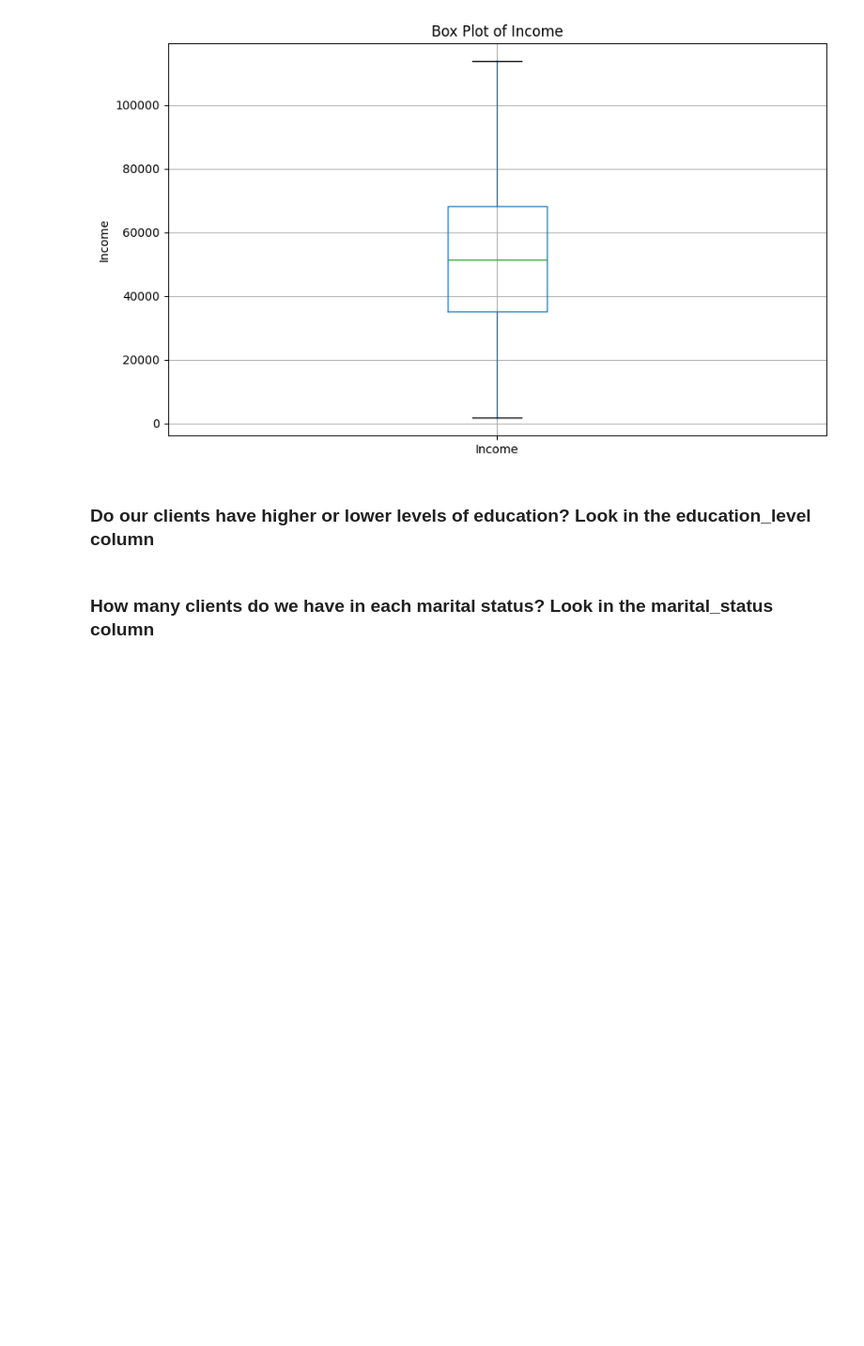
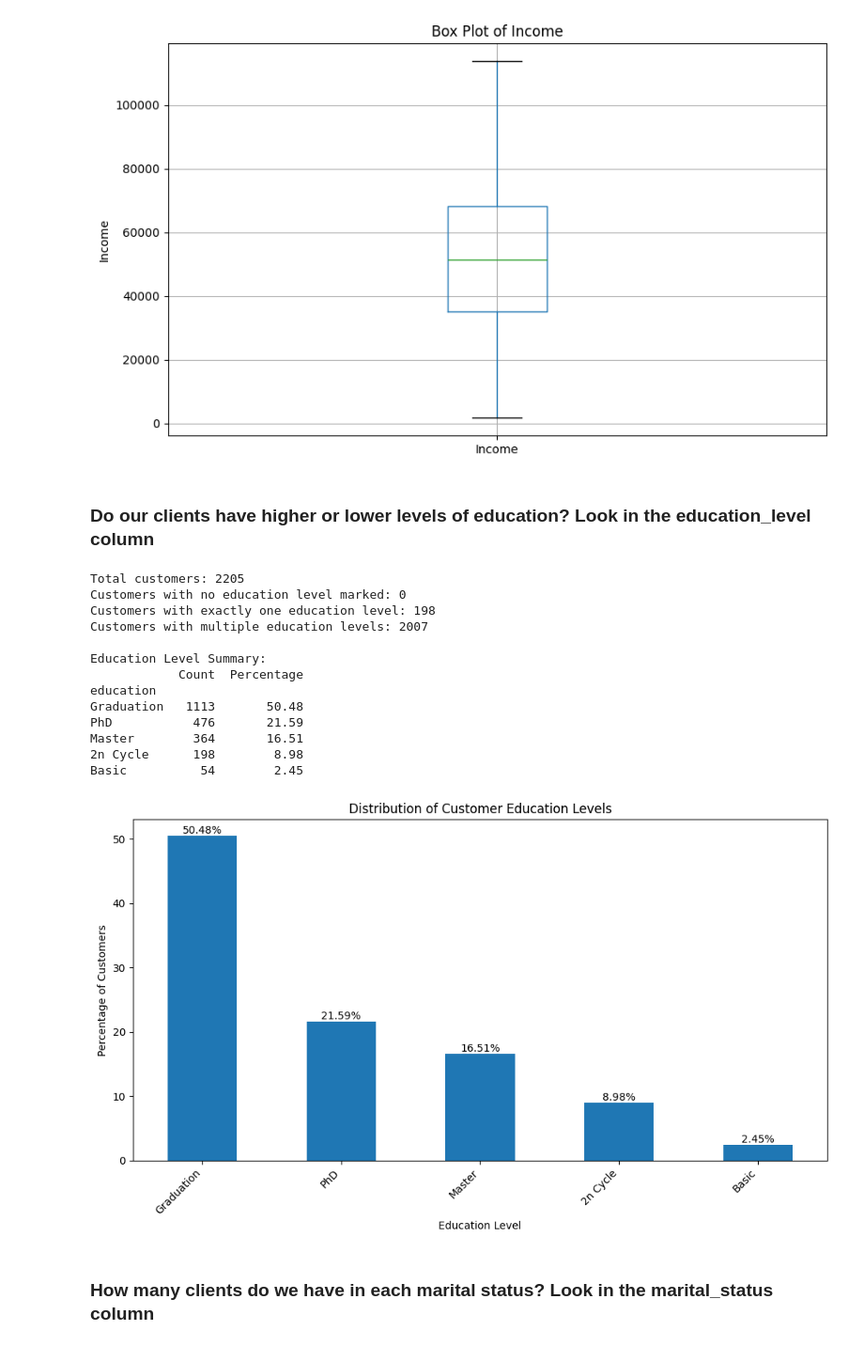
Before and after one commit to racrijoli/statistics, a Jupyter notebook: descriptive statistics module/first_challenge.ipynb, the cells around one changed output. Shown: that part at 94% size. Cells and saved outputs as stored; diff of their text form; code cells hidden in the pictures; blank space fills up the shorter version.

```diff
--- a/descriptive statistics module/first_challenge.ipynb
+++ b/descriptive statistics module/first_challenge.ipynb
@@ -194,6 +194,71 @@ Name: Income, dtype: float64
 [figure]
 # %% [markdown]
 ### Do our clients have higher or lower levels of education? Look in the education_level column
+# %%
+# Most clients have a undergradute degree. A non-negligible number of clients are Masters and PhDs. A very well-educated cohort.
+# Disclaimer: this is the third iteration of the code. In the first versions, the fact that multiple clients had multiple
+# levels of education recorded was messing with the calculations. Here, I created a new education column that takes the
+# highest level of education for each customer and calculated the distribution based on this new column.
+
+# List of education columns
+education_columns = ['education_2n Cycle', 'education_Basic', 'education_Graduation', 'education_Master', 'education_PhD']
+
+# Check for multiple education levels per customer
+education_sum = data[education_columns].sum(axis=1)
+
+print(f"Total customers: {len(data)}")
+print(f"Customers with no education level marked: {(education_sum == 0).sum()}")
+print(f"Customers with exactly one education level: {(education_sum == 1).sum()}")
+print(f"Customers with multiple education levels: {(education_sum > 1).sum()}")
+
+# Create a new column with the education level
+data['education'] = data[education_columns].idxmax(axis=1).str.replace('education_', '')
+
+# Replace empty string with 'Unknown' for customers with no education level marked
+data.loc[education_sum == 0, 'education'] = 'Unknown'
+
+# Count the occurrences of each education level
+education_counts = data['education'].value_counts()
+
+# Calculate percentages
+education_percentages = (education_counts / len(data) * 100).round(2)
+
+# Create a DataFrame with counts and percentages
+education_summary = pd.DataFrame({
+    'Count': education_counts,
+    'Percentage': education_percentages
+})
+
+# Display the summary
+print("\nEducation Level Summary:")
+print(education_summary)
+
+# Visualize the distribution
+plt.figure(figsize=(10, 6))
+education_summary['Percentage'].plot(kind='bar')
+plt.title('Distribution of Customer Education Levels')
+plt.xlabel('Education Level')
+plt.ylabel('Percentage of Customers')
+plt.xticks(rotation=45, ha='right')
+for i, v in enumerate(education_summary['Percentage']):
+    plt.text(i, v, f'{v}%', ha='center', va='bottom')
+plt.tight_layout()
+plt.show()
+# %% [output]
+Total customers: 2205
+Customers with no education level marked: 0
+Customers with exactly one education level: 198
+Customers with multiple education levels: 2007
+
+Education Level Summary:
+            Count  Percentage
+education
+Graduation   1113       50.48
+PhD           476       21.59
+Master        364       16.51
+2n Cycle      198        8.98
+Basic          54        2.45
+[figure, added]
 # %% [markdown]
 ### How many clients do we have in each marital status? Look in the marital_status column
 # %% [markdown]
```
